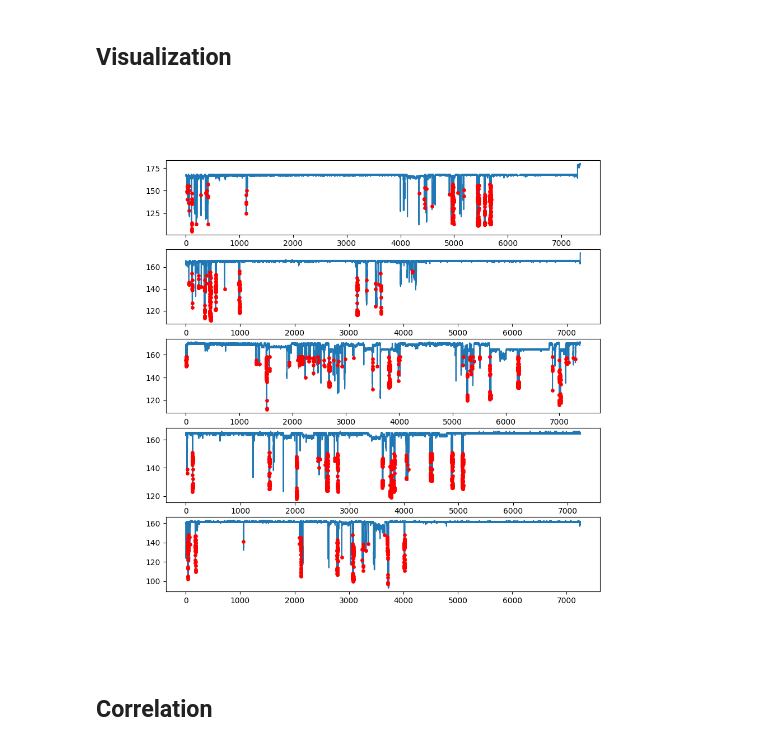
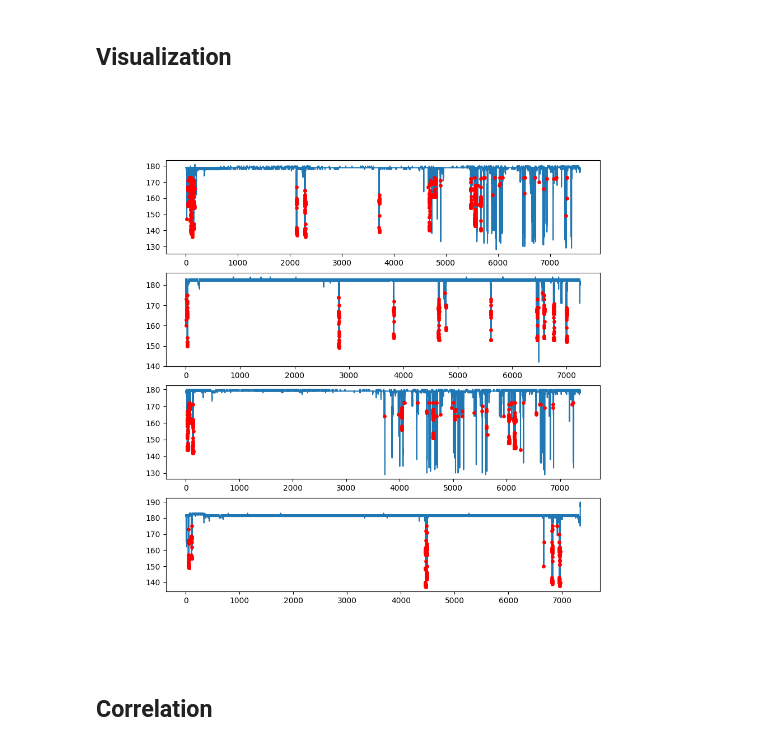
Before and after one commit to TimmeLab/CLiQR, a Jupyter notebook: DataAnalysis.ipynb, the cells around one changed output. Cells and saved outputs as stored; diff of their text form; code cells hidden in the pictures.

```diff
--- a/DataAnalysis.ipynb
+++ b/DataAnalysis.ipynb
@@ -36,7 +38,11 @@ from data_analysis import filter_data
 # %%
 # Set the directory where data is stored (and where analysis files will be written)
-data_dir = "Lickometry Data/AEW2"
+data_dir = "Lickometry Data/AEW6"
 animal_id_prefix = data_dir.split('/')[1] # we will use this prefix in the final combined results filename
+
+# The recordings will be truncated to the start/stop times, then further trimmed at the end to be exactly
+# in accordance with this recording length parameter
+recording_length = 2 * 60 * 60 # 2 hours in seconds
 # %%
 # TODO: File picker GUI for selecting the animal-sensor map file
 # For now it assumes the file is named layout.csv and stored with the data
@@ -167,7 +173,14 @@ for raw_data_filename in fs.value:
             print("No comments in metadata\n")
         # Check if there's a corresponding time fix file and pass it, if so
         if os.path.exists(time_fix_filename):
-            missing_data = filter_data(raw_h5, filtered_h5, layout, raw_data_filename[:-3] + '.log', time_fix=pd.read_excel(time_fix_filename, index_col=False, header=0), algorithm="basic_threshold")
+            missing_data = filter_data(
+                raw_h5,
+                filtered_h5,
+                layout,
+                raw_data_filename[:-3] + '.log',
+                time_fix=pd.read_excel(time_fix_filename, index_col=False, header=0),
+                algorithm="basic_threshold",
+            )
         else:
             missing_data = filter_data(raw_h5, filtered_h5, layout, raw_data_filename[:-3] + '.log', algorithm="basic_threshold")
     if missing_data:
@@ -276,30 +289,30 @@ for f in glob.glob(os.path.join(data_dir, "filtered_*.h5")):
 # %%
 # Select the animal of interest and this cell will plot the full
 # capacitive trace and place a red dot on each detected lick.
 # This assumes you've selected the appropriate raw data files and run
 # the analysis so the corresponding results_combined...h5 file exists
 # and has its filename stored in combined_filename
-animal_id = "AEW2-1"
+animal_id = animal_id_prefix + "-3"
 
 with h5py.File(combined_filepath, 'r') as h5f:
     animal_data = h5f[animal_id]
     cap_data = {}
     time_data = {}
     lick_indices = {}
     for grp_num, grp_data in animal_data.items():
         grp_num = int(grp_num)
         cap_data[grp_num] = grp_data['cap_data'][()]
         time_data[grp_num] = grp_data['time_data'][()]
         lick_indices[grp_num] = grp_data['lick_indices'][()]
 
 %matplotlib widget
 fig, ax = plt.subplots(nrows=len(cap_data),figsize=(10,10))
 for i in range(len(cap_data)):
     ax[i].plot(time_data[i], cap_data[i], zorder=0)
     ax[i].scatter(time_data[i][lick_indices[i]], cap_data[i][lick_indices[i]], marker='o', c='r', s=15, zorder=1)
 plt.show()
 # %% [output]
-[figure, old version]
+[figure, new version]
 # %% [markdown]
 ## Correlation
 # %%
```
Also changed, not shown: parts of 3 cells of this notebook, 1 other file.
